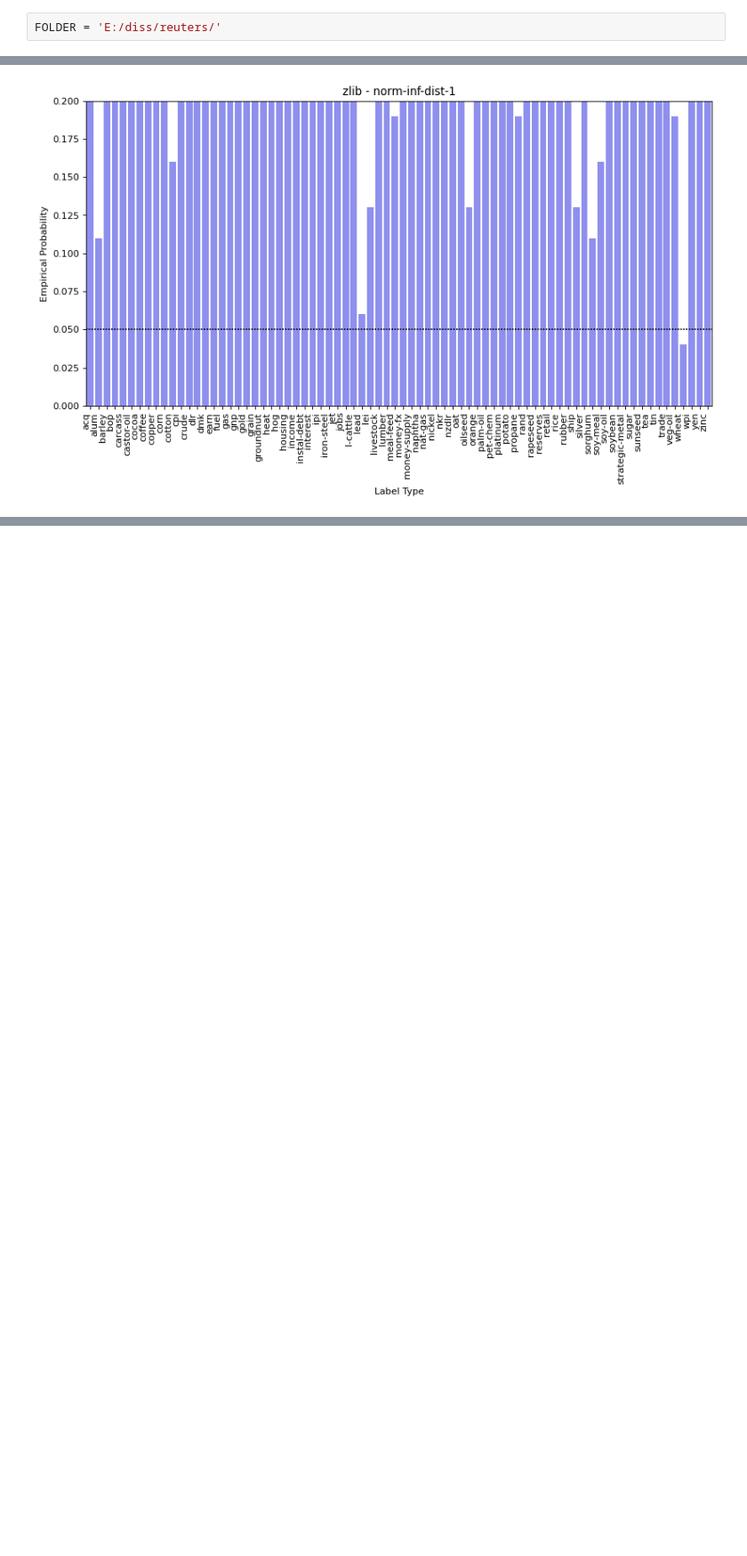
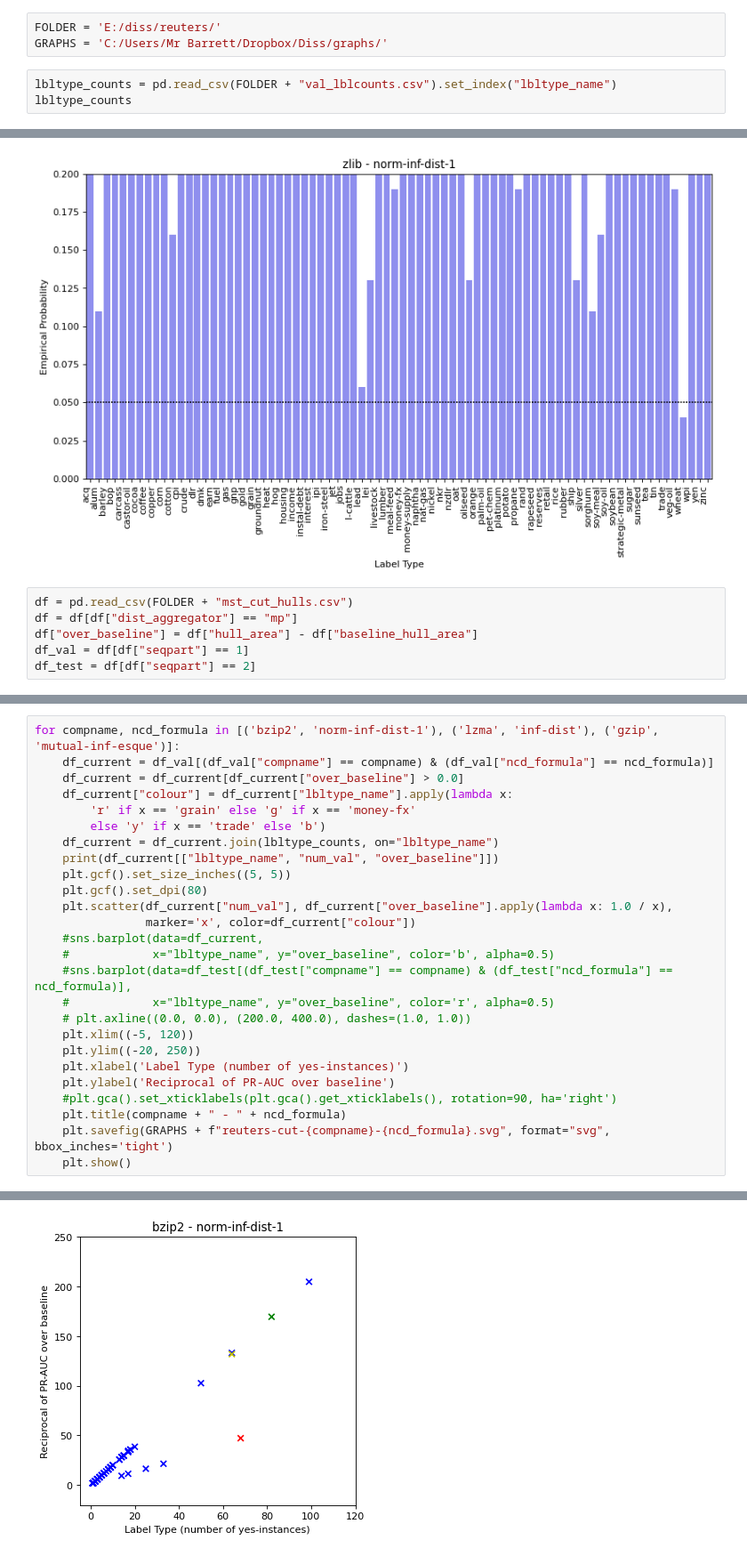
Before and after one commit to samuelbarrett1234/csproject, a Jupyter notebook: Reuters Analysis.ipynb, the cells around one changed output, grey strips where cells are left out. Shown: that part at 89% size. Saved outputs shown, nothing was run; the diff lists cells and outputs as text; blank space fills up the shorter version.

Commit message:
Updated notebooks with new cut data.

```diff
--- a/Reuters Analysis.ipynb
+++ b/Reuters Analysis.ipynb
@@ -6,2 +8,6 @@ import seaborn as sns
 # %%
 FOLDER = 'E:/diss/reuters/'
+GRAPHS = 'C:/Users/Mr Barrett/Dropbox/Diss/graphs/'
+# %%
+lbltype_counts = pd.read_csv(FOLDER + "val_lblcounts.csv").set_index("lbltype_name")
+lbltype_counts
@@ -52,3 +73,9 @@ for compname in df_val['compname'].unique():
 [figure]
 [figure]
 [figure]
+# %%
+df = pd.read_csv(FOLDER + "mst_cut_hulls.csv")
+df = df[df["dist_aggregator"] == "mp"]
+df["over_baseline"] = df["hull_area"] - df["baseline_hull_area"]
+df_val = df[df["seqpart"] == 1]
+df_test = df[df["seqpart"] == 2]
@@ -54,0 +106,27 @@ for compname in df_val['compname'].unique():
+# %%
+for compname, ncd_formula in [('bzip2', 'norm-inf-dist-1'), ('lzma', 'inf-dist'), ('gzip', 'mutual-inf-esque')]:
+    df_current = df_val[(df_val["compname"] == compname) & (df_val["ncd_formula"] == ncd_formula)]
+    df_current = df_current[df_current["over_baseline"] > 0.0]
+    df_current["colour"] = df_current["lbltype_name"].apply(lambda x:
+        'r' if x == 'grain' else 'g' if x == 'money-fx'
+        else 'y' if x == 'trade' else 'b')
+    df_current = df_current.join(lbltype_counts, on="lbltype_name")
+    print(df_current[["lbltype_name", "num_val", "over_baseline"]])
+    plt.gcf().set_size_inches((5, 5))
+    plt.gcf().set_dpi(80)
+    plt.scatter(df_current["num_val"], df_current["over_baseline"].apply(lambda x: 1.0 / x),
+                marker='x', color=df_current["colour"])
+    #sns.barplot(data=df_current,
+    #            x="lbltype_name", y="over_baseline", color='b', alpha=0.5)
+    #sns.barplot(data=df_test[(df_test["compname"] == compname) & (df_test["ncd_formula"] == ncd_formula)],
+    #            x="lbltype_name", y="over_baseline", color='r', alpha=0.5)
+    # plt.axline((0.0, 0.0), (200.0, 400.0), dashes=(1.0, 1.0))
+    plt.xlim((-5, 120))
+    plt.ylim((-20, 250))
+    plt.xlabel('Label Type (number of yes-instances)')
+    plt.ylabel('Reciprocal of PR-AUC over baseline')
+    #plt.gca().set_xticklabels(plt.gca().get_xticklabels(), rotation=90, ha='right')
+    plt.title(compname + " - " + ncd_formula)
+    plt.savefig(GRAPHS + f"reuters-cut-{compname}-{ncd_formula}.svg", format="svg", bbox_inches='tight')
+    plt.show()
+# %% [output]
@@ -54,0 +147 @@ for compname in df_val['compname'].unique():
+[figure, added]
```
Also changed, not shown: parts of 4 cells of this notebook, 1 other file.
